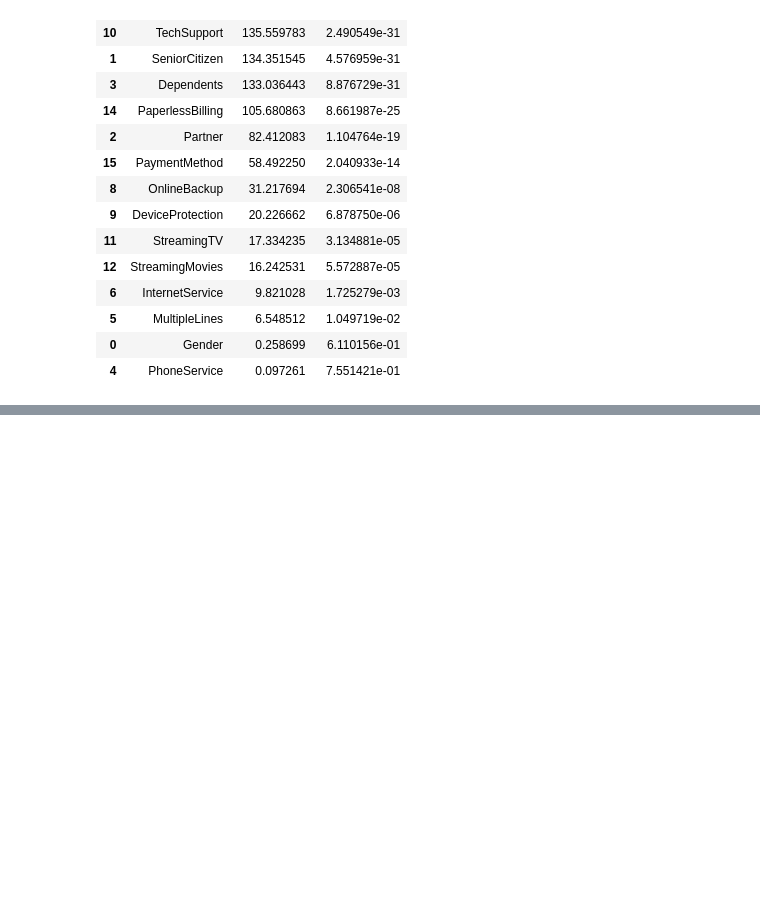
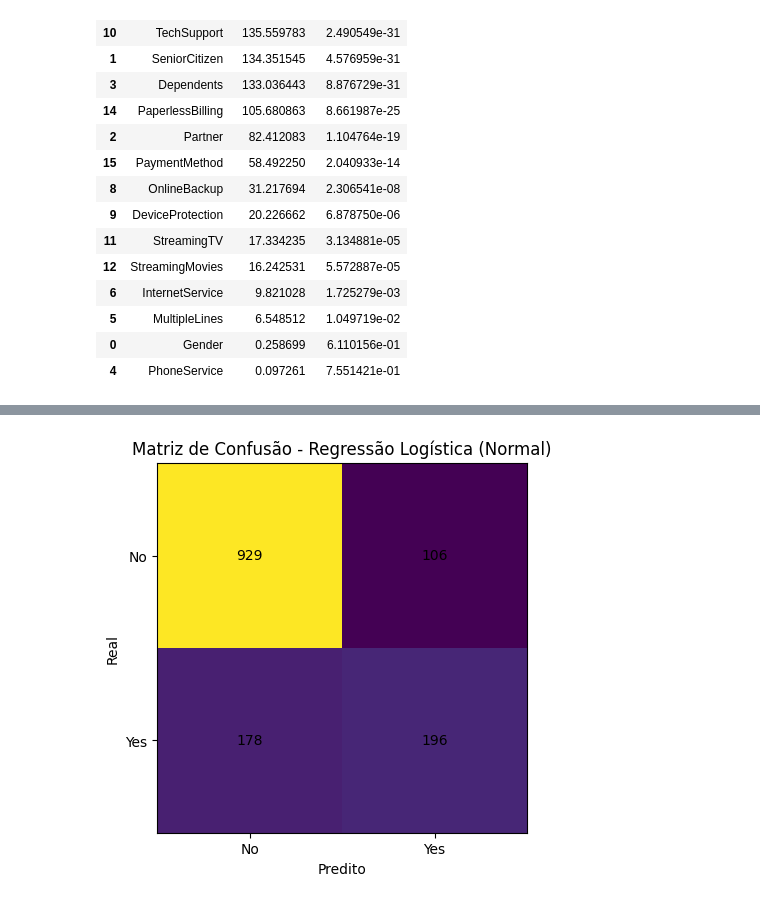
Before and after one commit to carlos-000-carlos/Challenge_3-TelecomX_parte2_BR-Cabral, a Jupyter notebook: TelecomX2_BR.ipynb, the cells around one changed output, grey strips where cells are left out. Cells and saved outputs as stored; diff of their text form; code cells hidden in the pictures; blank space fills up the shorter version.

```diff
--- a/TelecomX2_BR.ipynb
+++ b/TelecomX2_BR.ipynb
@@ -330,0 +352,3 @@ chi_df
+# %%
+# Retirando as colunas "Gender" e "PhoneService", pois não devem entrar na correlação
+dados = dados.drop(columns = ['Gender', 'PhoneService'])
@@ -330,0 +379,3 @@ chi_df
+# %%
+X = dados.drop('Churn', axis = 1)
+y = dados['Churn']
@@ -330,0 +428,12 @@ chi_df
+# %%
+# importando as bibliotecas
+from sklearn.linear_model import LogisticRegression
+from sklearn.metrics import classification_report
+
+log_model = LogisticRegression(max_iter = 1000)
+log_model.fit(X_train, y_train)
+
+y_pred_log_normal = log_model.predict(X_test)
+
+print('Modelo de Regressão Logística')
+print(classification_report(y_test, y_pred_log_normal))
@@ -330,0 +473,27 @@ chi_df
+# %%
+from sklearn.metrics import confusion_matrix
+import matplotlib.pyplot as plt
+import numpy as np
+
+# Matriz de Confusão
+cm = confusion_matrix(y_test, y_pred_log_normal)
+
+# Plot
+plt.figure()
+plt.imshow(cm)
+plt.title('Matriz de Confusão - Regressão Logística (Normal)')
+plt.xlabel('Predito')
+plt.ylabel('Real')
+
+# Colocando números dentro da Matriz
+for i in range(cm.shape[0]):
+  for j in range(cm.shape[1]):
+    plt.text(j, i, cm[i, j],
+             ha = 'center', va = 'center')
+
+plt.xticks([0, 1], ['No', 'Yes'])
+plt.yticks([0, 1], ['No', 'Yes'])
+
+plt.show()
+# %% [output]
+[figure, added]
```
Also changed, not shown: parts of 18 cells of this notebook.
